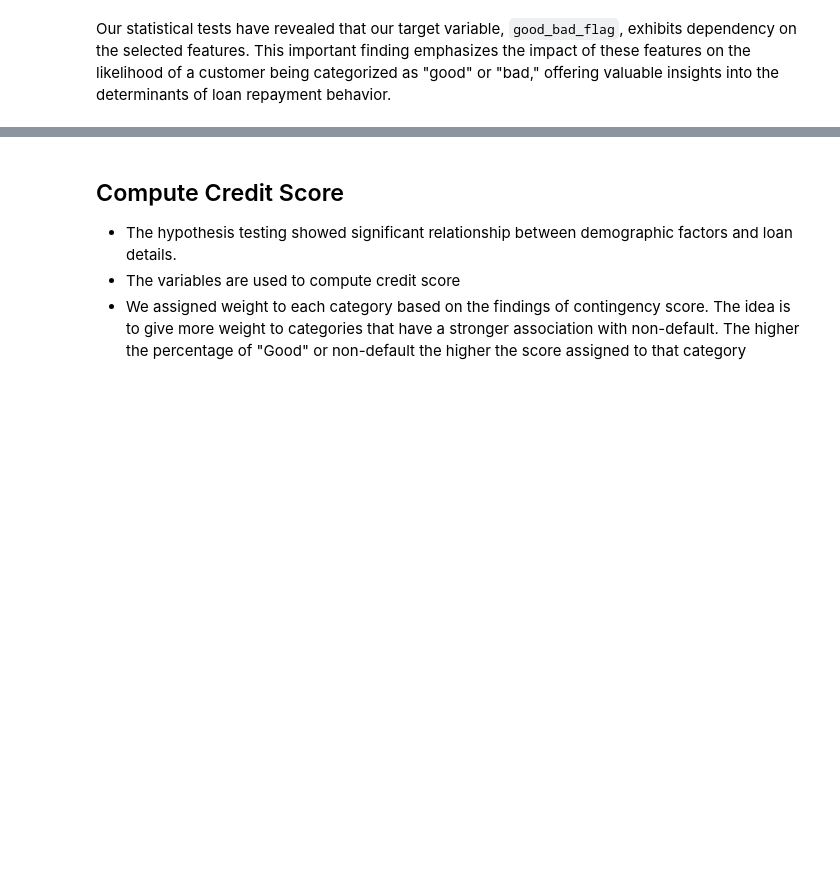
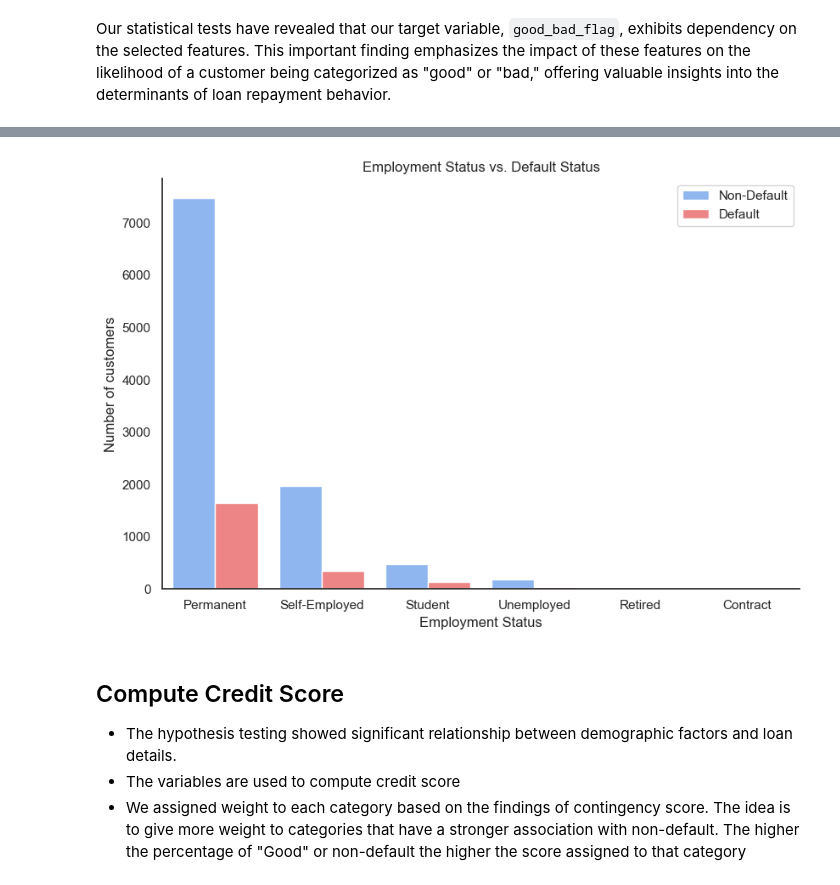
Before and after one commit to frank015940/Loan-Default-Prediction, a Jupyter notebook: loan_default_15th.ipynb, the cells around one changed output, grey strips where cells are left out. Saved outputs shown, nothing was run; the diff lists cells and outputs as text; code cells hidden in the pictures; blank space fills up the shorter version.

```diff
--- a/loan_default_15th.ipynb
+++ b/loan_default_15th.ipynb
@@ -478,3 +508,12 @@ Our statistical tests have revealed that our target variable, `good_bad_flag`, e
+# %%
+ax = sns.countplot(data=merged_data, x='employment_status_clients', hue='good_bad_flag',
+                   order=merged_data['employment_status_clients'].value_counts().index)
+plt.title("Employment Status vs. Default Status")
+plt.xlabel("Employment Status")
+plt.ylabel("Number of customers")
+plt.legend(['Non-Default', 'Default'], loc='upper right');
+# %% [output]
+[figure, added]
 # %% [markdown]
 ## Compute Credit Score
 * The hypothesis testing showed significant relationship between demographic factors and loan details.
```
Also changed, not shown: parts of 5 cells of this notebook.
